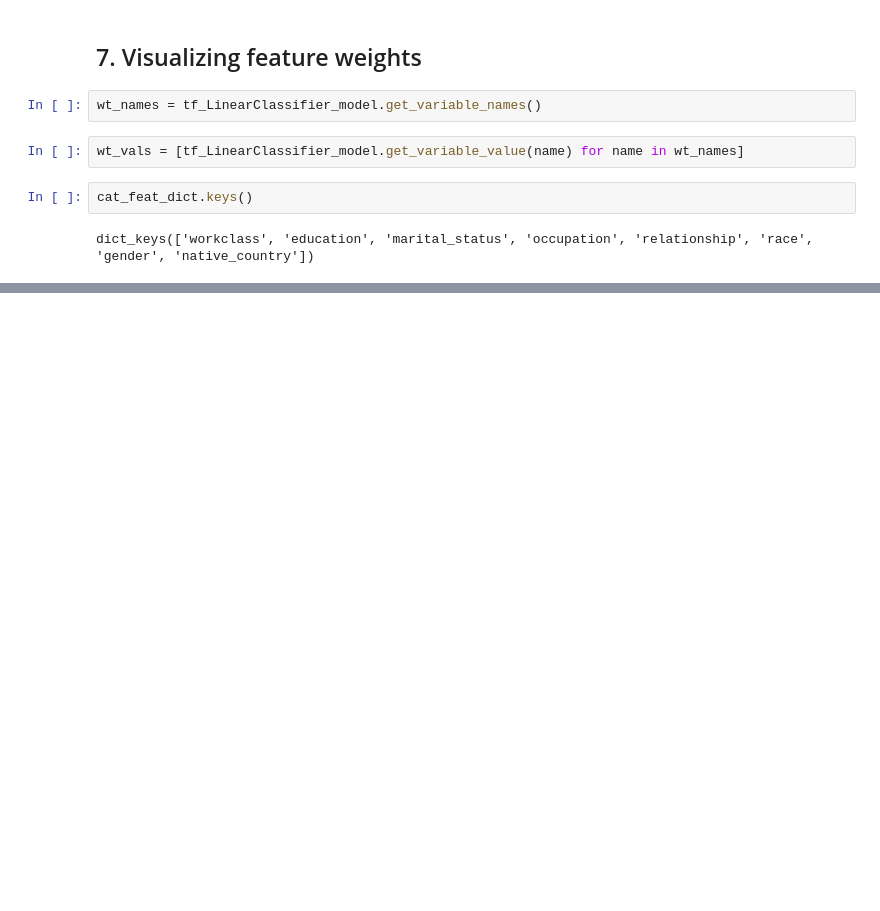
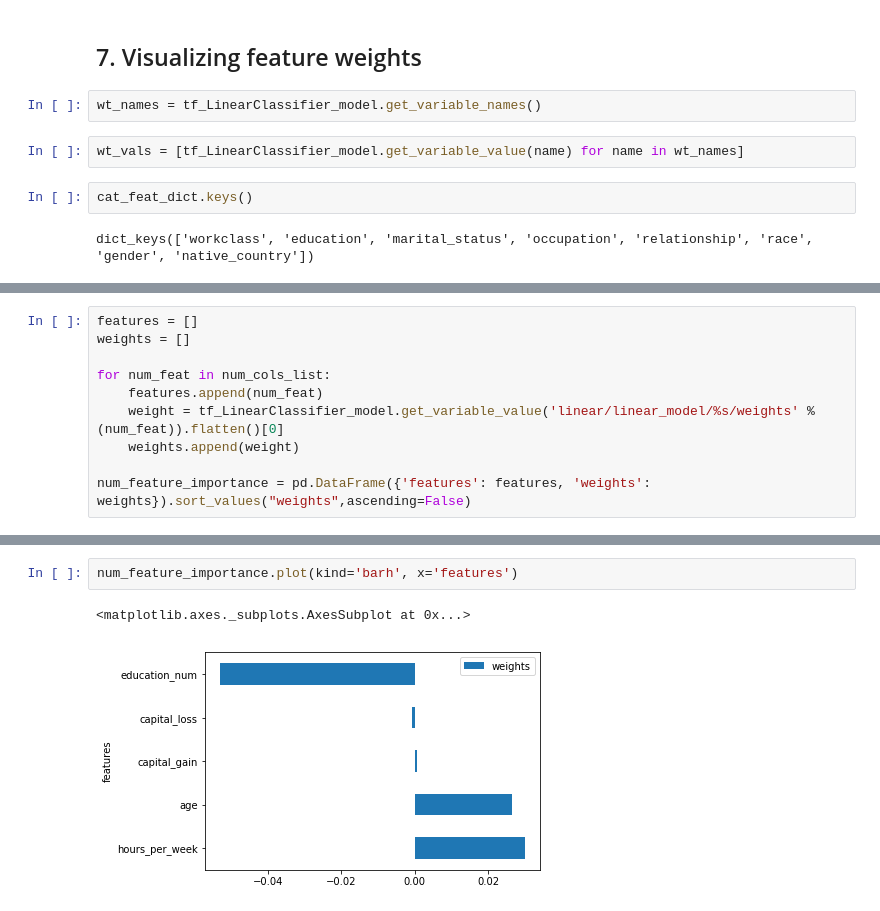
Before and after one commit to GretelDePaepe/UdemyTensorflowCourse, a Jupyter notebook: Classification-Exercise-TensorFlow.ipynb, the cells around one changed output, grey strips where cells are left out. Cells and saved outputs as stored; diff of their text form; blank space fills up the shorter version.

Commit message:
Added weights num feat

```diff
--- a/Classification-Exercise-TensorFlow.ipynb
+++ b/Classification-Exercise-TensorFlow.ipynb
@@ -489,0 +490,10 @@ for cat_feat in cat_feat_dict.keys():
+# %%
+features = []
+weights = []
+
+for num_feat in num_cols_list:
+    features.append(num_feat)
+    weight = tf_LinearClassifier_model.get_variable_value('linear/linear_model/%s/weights' %(num_feat)).flatten()[0]
+    weights.append(weight)
+
+num_feature_importance = pd.DataFrame({'features': features, 'weights': weights}).sort_values("weights",ascending=False)
@@ -489,0 +509,5 @@ for cat_feat in cat_feat_dict.keys():
+# %%
+num_feature_importance.plot(kind='barh', x='features')
+# %% [output]
+<matplotlib.axes._subplots.AxesSubplot at 0x...>
+[figure, added]
```
Also changed, not shown: parts of 12 cells of this notebook.
